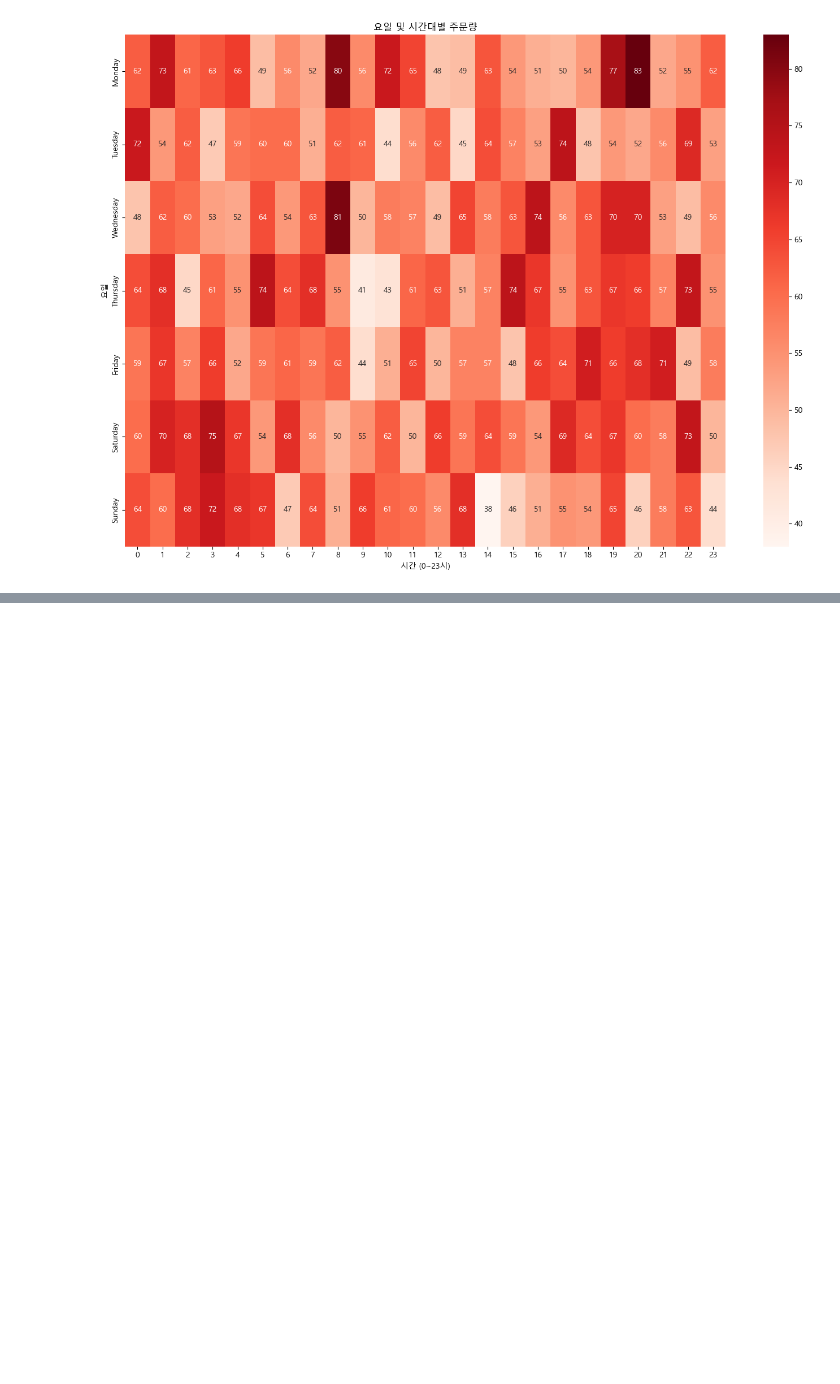
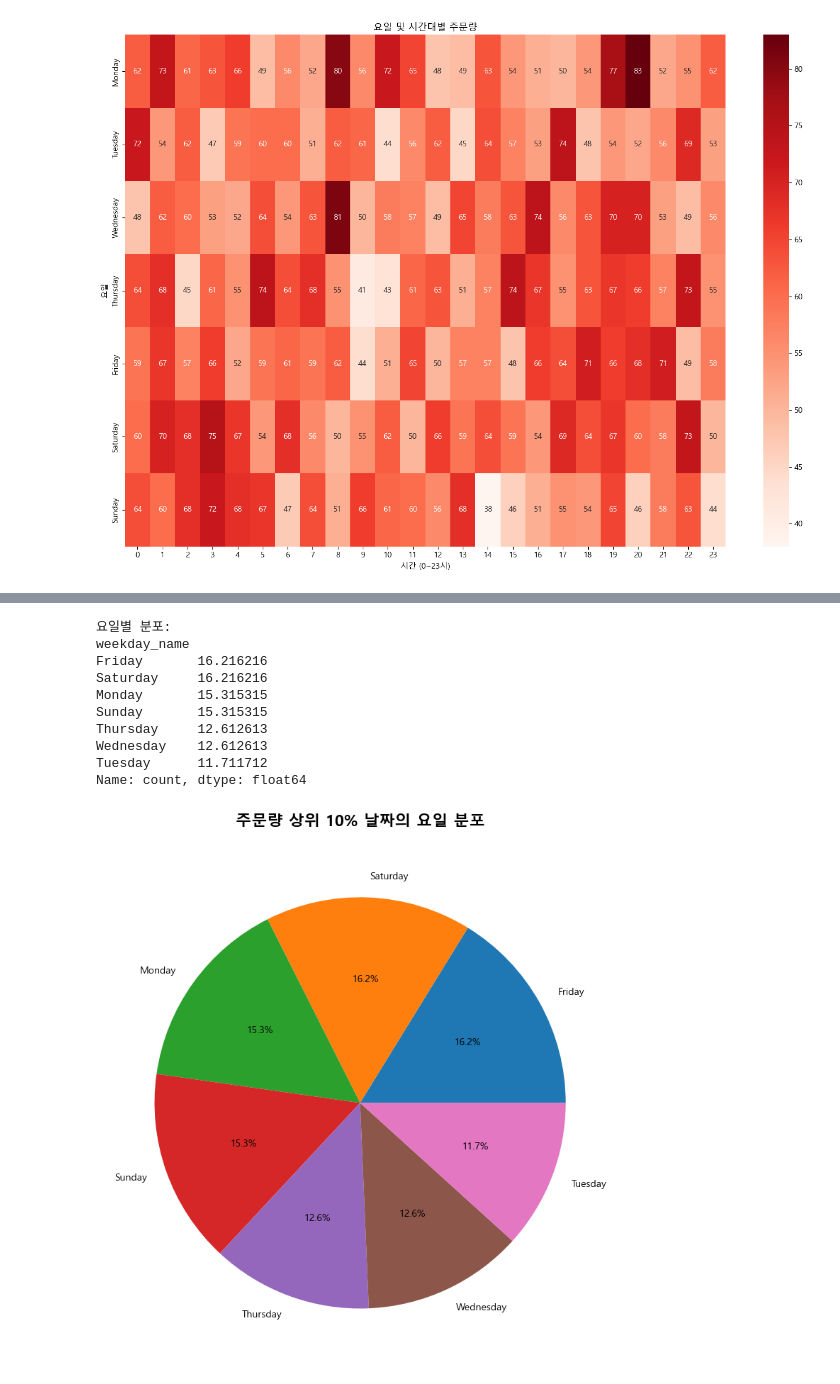
Before and after one commit to Happy-o3ov/big20-python-project1-team3, a Jupyter notebook: 실습문제/03 주문분석.ipynb, the cells around one changed output, grey strips where cells are left out. Saved outputs shown, nothing was run; the diff lists cells and outputs as text; code cells hidden in the pictures; blank space fills up the shorter version.

```diff
--- a/실습문제/03 주문분석.ipynb
+++ b/실습문제/03 주문분석.ipynb
@@ -88,0 +351,63 @@ plt.show()
+# %%
+cols = ['customer_id','order_date']
+
+df_data7 = df[cols].copy()
+
+# 날짜별 주문량 계산
+df_data7['date'] = df_data7['order_date'].dt.to_period('D')
+
+daily_orders = df_data7.groupby('date').agg(order_count=('order_date','count')).sort_values('order_count', ascending=False).reset_index()
+
+# 상위 10% 기준값 계산
+top_10_threshold = daily_orders['order_count'].quantile(0.90)
+
+# 상위 10% 날짜 필터링
+top_10_dates = daily_orders[daily_orders['order_count'] >= top_10_threshold].copy()
+
+# 요일 추출 (0=월요일, 6=일요일)
+top_10_dates['weekday'] = top_10_dates['date'].dt.dayofweek
+
+# 요일 이름 매핑 (한글)
+weekday_names = {
+    0: 'Monday',
+    1: 'Tuesday',
+    2: 'Wednesday',
+    3: 'Thursday',
+    4: 'Friday',
+    5: 'Saturday',
+    6: 'Sunday'
+}
+top_10_dates['weekday_name'] = top_10_dates['weekday'].map(weekday_names)
+
+# 요일별 빈도 계산
+weekday_distribution = top_10_dates['weekday_name'].value_counts()/len(top_10_dates)
+
+# 결과 출력
+print("\n요일별 분포:")
+print(weekday_distribution*100)
+
+# 파이차트 시각화
+plt.figure(figsize=(10, 8))
+
+plt.pie(weekday_distribution.values,
+        labels=weekday_distribution.index,
+        autopct='%1.1f%%',
+        startangle=0
+        )
+
+plt.title('주문량 상위 10% 날짜의 요일 분포', fontsize=16, fontweight='bold', pad=20)
+# plt.axis('equal')
+plt.tight_layout()
+plt.show()
+# %% [output]
+요일별 분포:
+weekday_name
+Friday       16.216216
+Saturday     16.216216
+Monday       15.315315
+Sunday       15.315315
+Thursday     12.612613
+Wednesday    12.612613
+Tuesday      11.711712
+Name: count, dtype: float64
+[figure, added]
```
Also changed, not shown: parts of 11 cells of this notebook.
